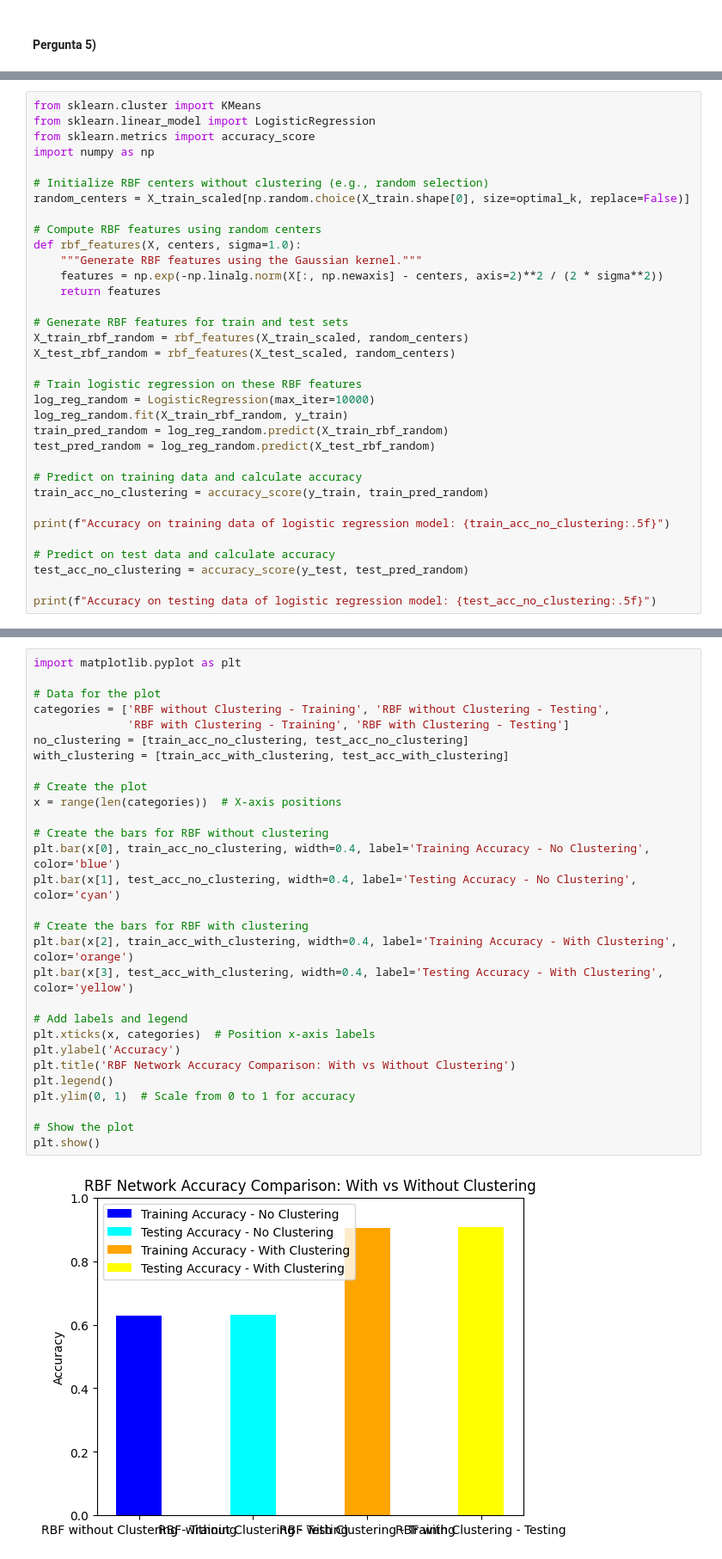
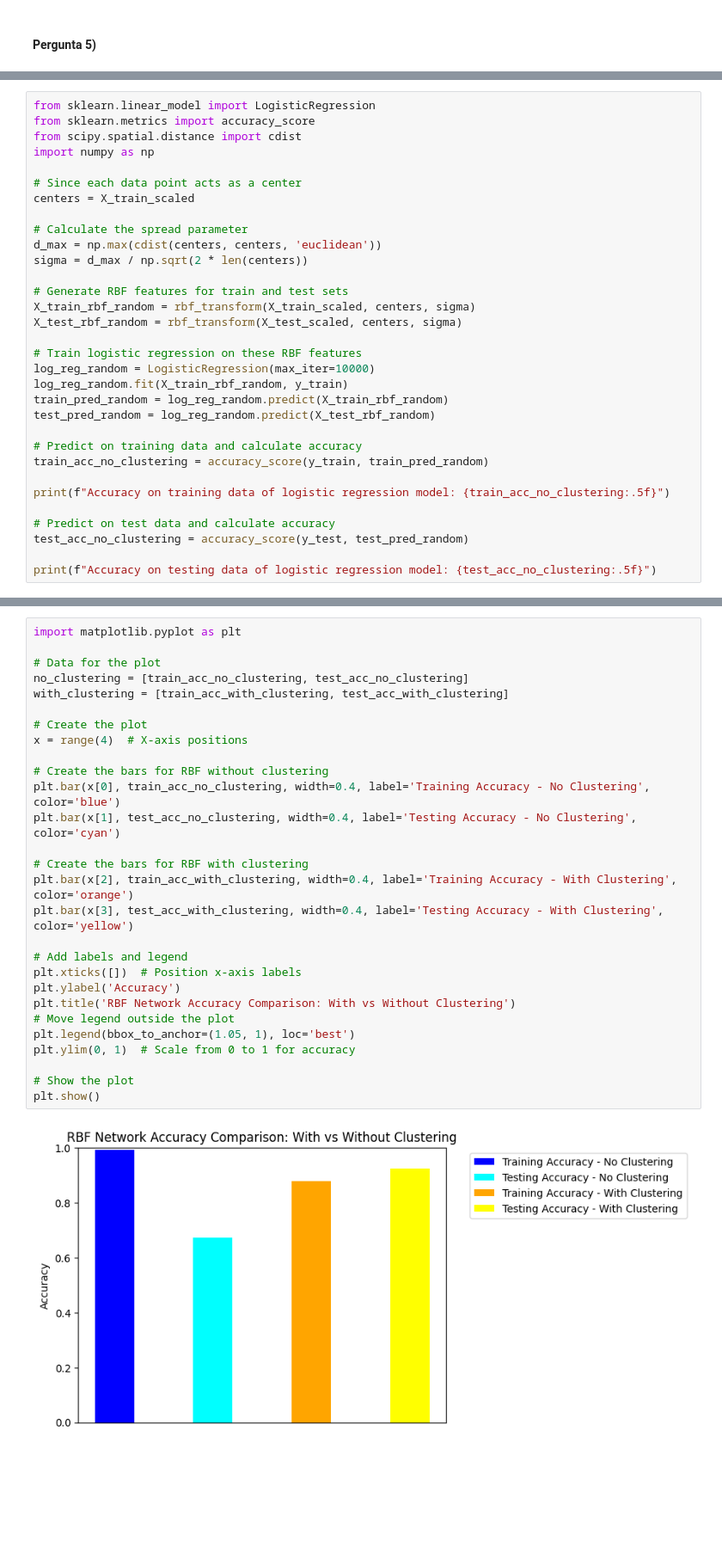
Before and after one commit to leocfig/Apren-24-25, a Jupyter notebook: Award/G041_notebook.ipynb, the cells around one changed output, grey strips where cells are left out. Shown: that part at 86% size. Cells and saved outputs as stored; diff of their text form; blank space fills up the shorter version.

```diff
--- a/Award/G041_notebook.ipynb
+++ b/Award/G041_notebook.ipynb
@@ -291,21 +306,19 @@ plt.show()
 # %%
-from sklearn.cluster import KMeans
 from sklearn.linear_model import LogisticRegression
 from sklearn.metrics import accuracy_score
+from scipy.spatial.distance import cdist
 import numpy as np
 
-# Initialize RBF centers without clustering (e.g., random selection)
-random_centers = X_train_scaled[np.random.choice(X_train.shape[0], size=optimal_k, replace=False)]
+# Since each data point acts as a center
+centers = X_train_scaled
 
-# Compute RBF features using random centers
-def rbf_features(X, centers, sigma=1.0):
-    """Generate RBF features using the Gaussian kernel."""
-    features = np.exp(-np.linalg.norm(X[:, np.newaxis] - centers, axis=2)**2 / (2 * sigma**2))
-    return features
+# Calculate the spread parameter
+d_max = np.max(cdist(centers, centers, 'euclidean'))
+sigma = d_max / np.sqrt(2 * len(centers))
 
 # Generate RBF features for train and test sets
-X_train_rbf_random = rbf_features(X_train_scaled, random_centers)
-X_test_rbf_random = rbf_features(X_test_scaled, random_centers)
+X_train_rbf_random = rbf_transform(X_train_scaled, centers, sigma)
+X_test_rbf_random = rbf_transform(X_test_scaled, centers, sigma)
 
 # Train logistic regression on these RBF features
 log_reg_random = LogisticRegression(max_iter=10000)
@@ -459,31 +407,30 @@ plt.show()
 # %%
 import matplotlib.pyplot as plt
 
 # Data for the plot
-categories = ['RBF without Clustering - Training', 'RBF without Clustering - Testing',
-              'RBF with Clustering - Training', 'RBF with Clustering - Testing']
 no_clustering = [train_acc_no_clustering, test_acc_no_clustering]
 with_clustering = [train_acc_with_clustering, test_acc_with_clustering]
 
 # Create the plot
-x = range(len(categories))  # X-axis positions
+x = range(4)  # X-axis positions
 
 # Create the bars for RBF without clustering
 plt.bar(x[0], train_acc_no_clustering, width=0.4, label='Training Accuracy - No Clustering', color='blue')
 plt.bar(x[1], test_acc_no_clustering, width=0.4, label='Testing Accuracy - No Clustering', color='cyan')
 
 # Create the bars for RBF with clustering
 plt.bar(x[2], train_acc_with_clustering, width=0.4, label='Training Accuracy - With Clustering', color='orange')
 plt.bar(x[3], test_acc_with_clustering, width=0.4, label='Testing Accuracy - With Clustering', color='yellow')
 
 # Add labels and legend
-plt.xticks(x, categories)  # Position x-axis labels
+plt.xticks([])  # Position x-axis labels
 plt.ylabel('Accuracy')
 plt.title('RBF Network Accuracy Comparison: With vs Without Clustering')
-plt.legend()
+# Move legend outside the plot
+plt.legend(bbox_to_anchor=(1.05, 1), loc='best')
 plt.ylim(0, 1)  # Scale from 0 to 1 for accuracy
 
 # Show the plot
 plt.show()
 # %% [output]
-[figure, old version]
+[figure, new version]
```
Also changed, not shown: parts of 8 cells of this notebook.
